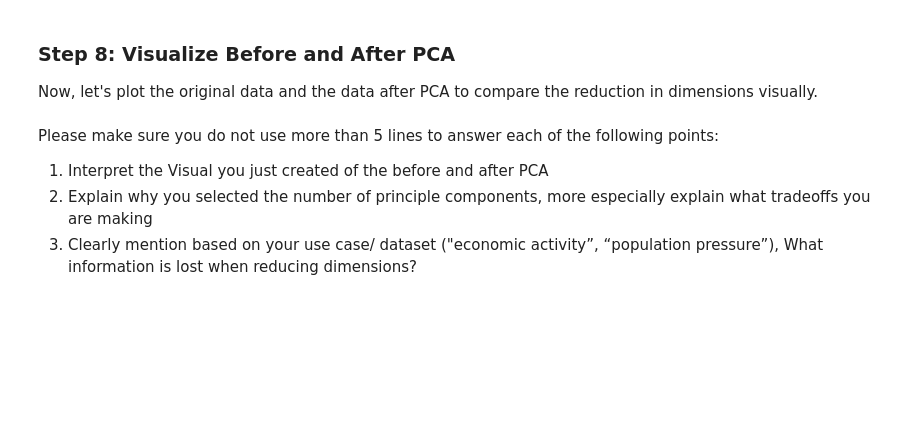
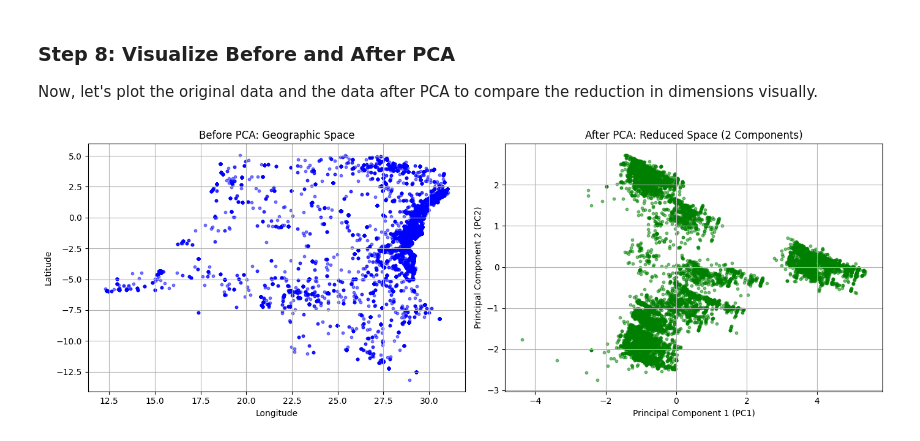
Before and after one commit to ToluwaniOladeji/Formative-2_Principle-Component-Analysis, a Jupyter notebook: PCA_Formative_2[Peer_Pair_Team_13].ipynb, the cells around one changed output. Saved outputs shown, nothing was run; the diff lists cells and outputs as text; code cells hidden in the pictures; blank space fills up the shorter version.

```diff
--- a/PCA_Formative_2[Peer_Pair_Team_13].ipynb
+++ b/PCA_Formative_2[Peer_Pair_Team_13].ipynb
@@ -268,6 +353,7 @@ Complete the code to sort the eigenvectors and print the sorted components.
 <a url ='https://www.youtube.com/watch?v=vaF-1xUEXsA&t=17s'>How Is Explained Variance Used In PCA?'<a/>
 # %%
 # Step 5: Sort Principal Components
-sorted_indices = None  # Sort eigenvalues in descending order
-sorted_eigenvectors = None  # Sort eigenvectors accordingly
+sorted_indices = np.argsort(eigenvalues)[::-1]  # Sort eigenvalues in descending order
+sorted_eigenvalues = eigenvalues[sorted_indices]       # Sorted eigenvalues (needed for explained variance)
+sorted_eigenvectors = eigenvectors[:, sorted_indices]  # Sort eigenvectors accordingly
 sorted_eigenvectors
@@ -282,0 +382,14 @@ reduced_data[:5]
+# %%
+explained_variance_ratio = sorted_eigenvalues / np.sum(sorted_eigenvalues)
+cumulative_variance = np.cumsum(explained_variance_ratio)
+
+print(f"{'PC':<5}{'Eigenvalue':>12}{'Explained %':>14}{'Cumulative %':>15}")
+for i, (ev, evr, cum) in enumerate(zip(sorted_eigenvalues, explained_variance_ratio, cumulative_variance), start=1):
+    print(f"{i:<5}{ev:>12.4f}{evr*100:>13.2f}%{cum*100:>14.2f}%")
+
+# Dynamic selection: smallest k that reaches the variance threshold
+VARIANCE_THRESHOLD = 0.80
+num_components = int(np.argmax(cumulative_variance >= VARIANCE_THRESHOLD) + 1)
+print(f"\nChosen variance threshold: {VARIANCE_THRESHOLD*100:.0f}%")
+print(f"num_components selected dynamically: {num_components} "
+      f"(retains {cumulative_variance[num_components-1]*100:.2f}% of total variance)")
@@ -282,0 +414,4 @@ reduced_data[:5]
+# %%
+reduced_data = np.dot(standardized_data, sorted_eigenvectors[:, :num_components])
+print(f"num_components used: {num_components}")
+reduced_data[:5]
@@ -301,6 +452,24 @@ Now, let's plot the original data and the data after PCA to compare the reductio
-# %% [markdown]
-Please make sure you do not use more than 5 lines to answer each of the following points:
-
-1. Interpret the Visual you just created of the before and after PCA
-2. Explain why you selected the number of principle components, more especially explain what tradeoffs you are making
-3. Clearly mention based on your use case/ dataset ("economic activity”, “population pressure”), What information is lost when reducing dimensions?
+# %%
+import matplotlib.pyplot as plt
+
+# Step 8: Visualize Before and After PCA
+fig, axes = plt.subplots(1, 2, figsize=(14, 5))
+
+# Plot original data
+axes[0].scatter(X_raw[:, 2], X_raw[:, 1], alpha=0.5, color='blue', s=10)
+axes[0].set_title('Before PCA: Geographic Space')
+axes[0].set_xlabel('Longitude')
+axes[0].set_ylabel('Latitude')
+axes[0].grid(True)
+
+# Plot reduced data after PCA
+axes[1].scatter(reduced_data[:, 0], reduced_data[:, 1], alpha=0.5, color='green', s=10)
+axes[1].set_title('After PCA: Reduced Space (2 Components)')
+axes[1].set_xlabel('Principal Component 1 (PC1)')
+axes[1].set_ylabel('Principal Component 2 (PC2)')
+axes[1].grid(True)
+
+plt.tight_layout()
+plt.show()
+# %% [output]
+[figure, added]
```
Also changed, not shown: parts of 18 cells of this notebook.
